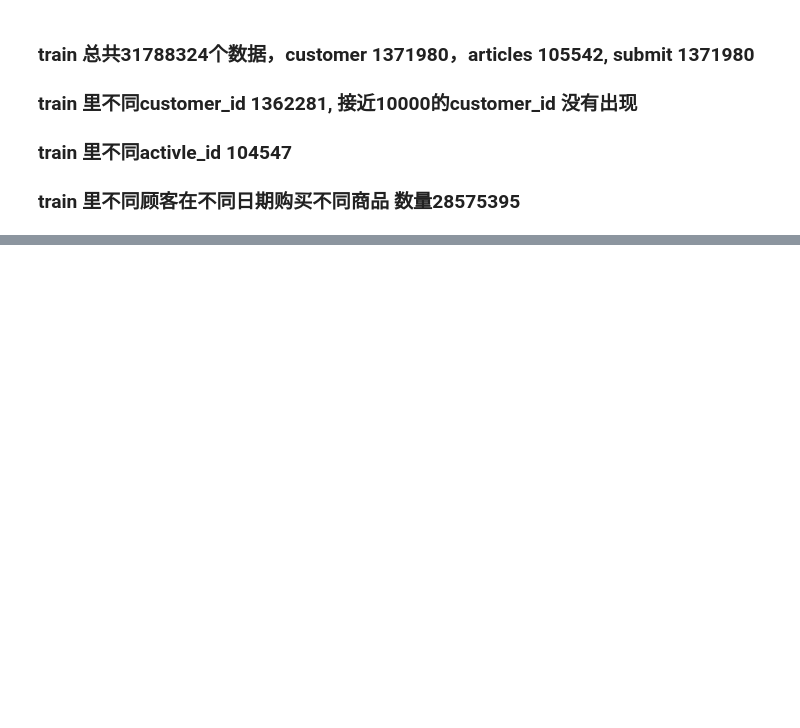
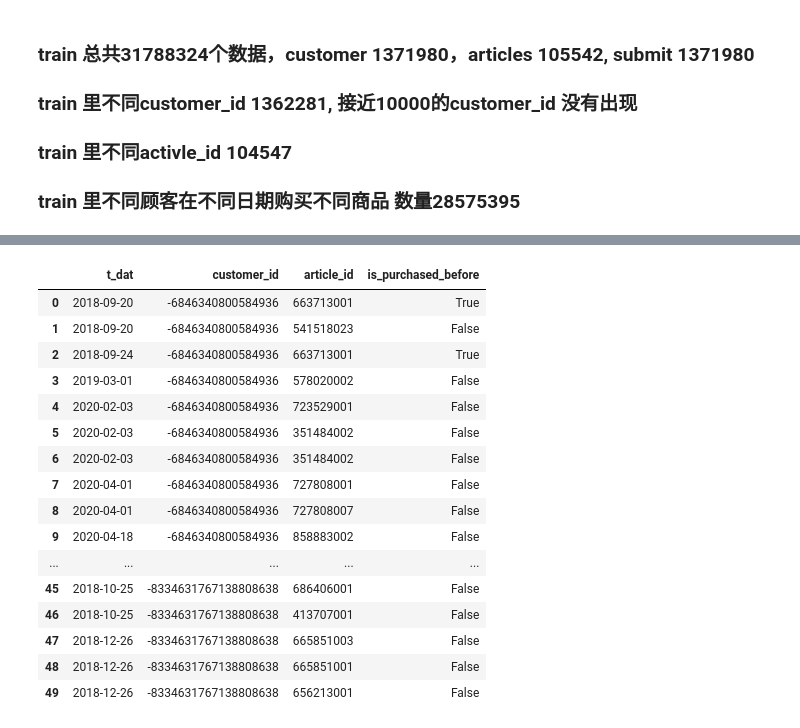
Before and after one commit to wudi-alex/hm, a Jupyter notebook: hm.ipynb, the cells around one changed output, grey strips where cells are left out. Saved outputs shown, nothing was run; the diff lists cells and outputs as text; code cells hidden in the pictures; blank space fills up the shorter version.

```diff
--- a/hm.ipynb
+++ b/hm.ipynb
@@ -161,0 +293,18 @@ train_1
+# %%
+def is_purchased(df):
+    if len(df)==1:
+        df['is_purchased_before']=False
+        return df
+    df=df.sort_values('t_dat')
+    last_row=None
+    res=[]
+    for i,(index, row) in enumerate(df.iterrows()):
+        if last_row is not None and row['t_dat']!=last_row['t_dat']:
+            res.append(T)
+        else:
+            res.append(False)
+        last_row=row
+    df['is_purchased_before']
+    return df
+
+test=train[['t_dat','customer_id','article_id']].head(50).groupby(['customer_id','article_id']).apply(is_purchased)
@@ -161,0 +327,20 @@ train_1
+# %%
+test
+# %% [output]
+|  | t_dat | customer_id | article_id | is_purchased_before |
+| 0 | 2018-09-20 | -6846340800584936 | 663713001 | True |
+| 1 | 2018-09-20 | -6846340800584936 | 541518023 | False |
+| 2 | 2018-09-24 | -6846340800584936 | 663713001 | True |
+| 3 | 2019-03-01 | -6846340800584936 | 578020002 | False |
+| 4 | 2020-02-03 | -6846340800584936 | 723529001 | False |
+| 5 | 2020-02-03 | -6846340800584936 | 351484002 | False |
+| 6 | 2020-02-03 | -6846340800584936 | 351484002 | False |
+| 7 | 2020-04-01 | -6846340800584936 | 727808001 | False |
+| 8 | 2020-04-01 | -6846340800584936 | 727808007 | False |
+| 9 | 2020-04-18 | -6846340800584936 | 858883002 | False |
+| ... | ... | ... | ... | ... |
+| 45 | 2018-10-25 | -8334631767138808638 | 686406001 | False |
+| 46 | 2018-10-25 | -8334631767138808638 | 413707001 | False |
+| 47 | 2018-12-26 | -8334631767138808638 | 665851003 | False |
+| 48 | 2018-12-26 | -8334631767138808638 | 665851001 | False |
+| 49 | 2018-12-26 | -8334631767138808638 | 656213001 | False |
```
Also changed, not shown: parts of 9 cells of this notebook.
